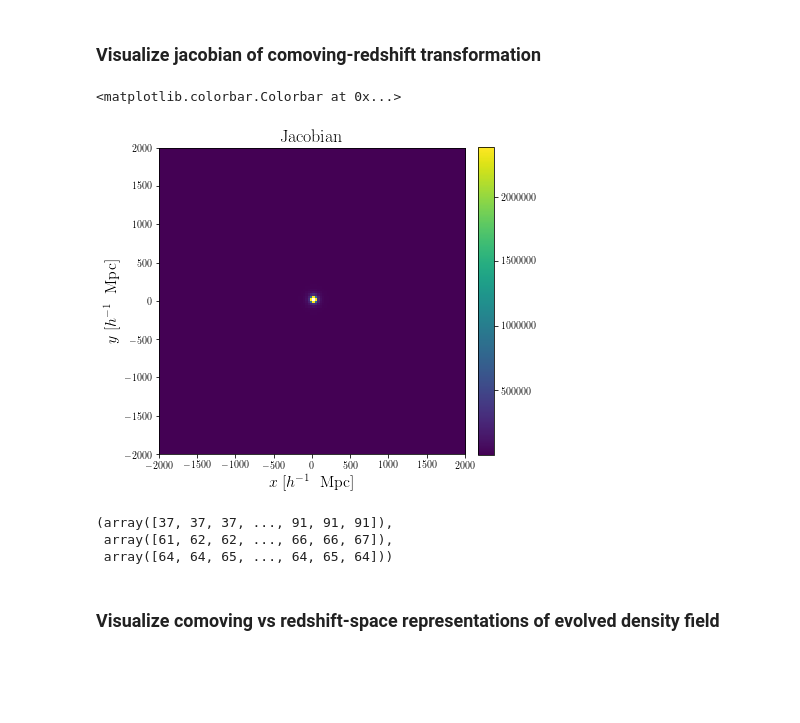
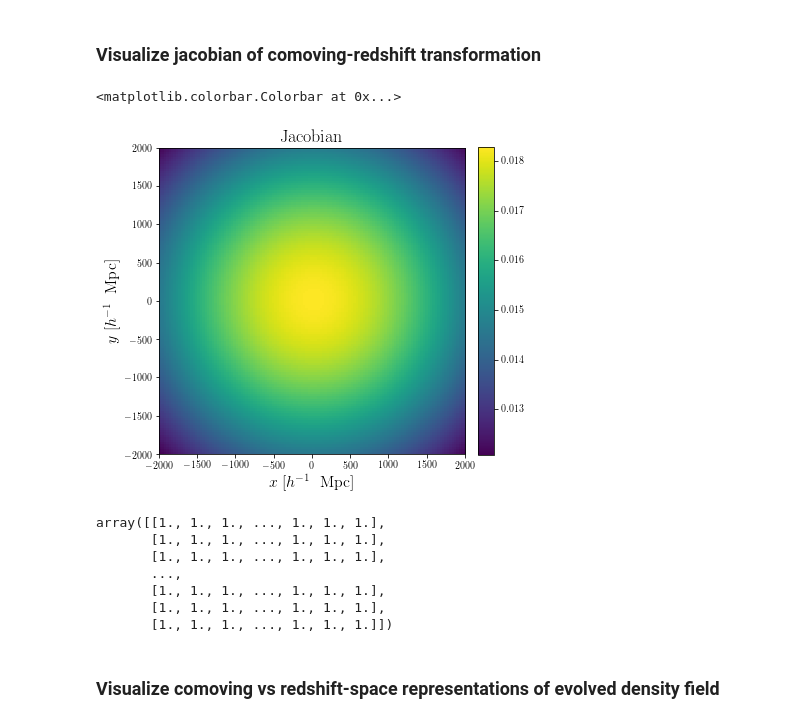
Before and after one commit to doogesh/precision_cosmo, a Jupyter notebook: Information_content_demo_infinite_remote_observer_draft.ipynb, the cells around one changed output. Saved outputs shown, nothing was run; the diff lists cells and outputs as text; code cells hidden in the pictures; blank space fills up the shorter version.

```diff
--- a/Information_content_demo_infinite_remote_observer_draft.ipynb
+++ b/Information_content_demo_infinite_remote_observer_draft.ipynb
@@ -127,7 +127,7 @@ delta_c_2 = L2/N2
 
 def interp_comov2z(cosmo):
 
-    z_range = np.linspace(0, 20000*Qfactor, 10000)  # Choice a redshift range (dimensionless)
+    z_range = np.linspace(0, 25000*Qfactor, 15000)  # Choice a redshift range (dimensionless)
     comoving_distance = cosmo.comoving_distance(z_range)*(cosmo.H0.value/100)
     comoving2z = interp1d(comoving_distance.value, z_range, bounds_error=False)
 
@@ -209,8 +209,8 @@ def update_coordinate_system(Omega_m=0.3089, w_0=-1):
                 #denominator = comoving2z(z_min)/(1 + z_min*Qfactor) # dimensionless
                 d_A = (cosmo.comoving_distance(z_min*Qfactor).value*(cosmo.H0.value/H100)) / (1 + z_min) # dimensionless
 
-                z_x = c_x/denominator
-                z_y = c_y/denominator
+                z_x = c_x/d_A
+                z_y = c_y/d_A
                 z_z = comoving2z(c_z + z_min)/Qfactor
                 z_r = np.sqrt(z_x**2 + z_y**2 + z_z**2)
                 r_c = cosmo.comoving_distance(z_r*Qfactor).value*(cosmo.H0.value/H100) # z_r*Qfactor = adimensional;r_c has units Mpc/h100
@@ -220,9 +220,9 @@ def update_coordinate_system(Omega_m=0.3089, w_0=-1):
                     c_y = 0.
                     c_z = 0.
 
-                # Shift z_z back (subtract z_min)
-                z_z -= comoving2z(z_min)/Qfactor
-                z_r = np.sqrt(z_x**2 + z_y**2 + z_z**2)
+                # Shift z_z back (subtract z_min) ### FIXME
+                ###z_z -= comoving2z(z_min)/Qfactor
+                ###z_r = np.sqrt(z_x**2 + z_y**2 + z_z**2)
 
                 E_z = cosmo.H(z_r*Qfactor)/(cosmo.H0.value) # E_z is dimensionless
                 del_z_del_x = E_z.value
@@ -382,20 +382,24 @@ plt.colorbar(a, ax=ax, fraction=0.05, pad=0.06)
 # %%
 fig, ax = subplots(1, figsize = (6,8))
 
-a = ax.imshow(grid_transform_ref[:,:,64,3], origin="lower", extent=(-pred_size_Mpc/2,pred_size_Mpc/2,-pred_size_Mpc/2,pred_size_Mpc/2))#, vmin=0.8, vmax=1)
+a = ax.imshow(grid_transform_ref[:,:,-1,3], origin="lower", extent=(-pred_size_Mpc/2,pred_size_Mpc/2,-pred_size_Mpc/2,pred_size_Mpc/2))#, vmin=0.8, vmax=1)
 ax.set_title(r"$\mathrm{Jacobian}$", fontsize=18)
 ax.set_xlabel(r'$x \; [h^{-1} \; \mathrm{\ Mpc}]$', fontsize = 16)
 ax.set_ylabel(r'$y \; [h^{-1} \; \mathrm{\ Mpc}]$', fontsize = 16)
 plt.colorbar(a, ax=ax, fraction=0.046, pad=0.04)
 # %% [output]
 <matplotlib.colorbar.Colorbar at 0x...>
-[figure, old version]
+[figure, new version]
-# %%
-np.where(grid_transform_ref[:,:,:,3]>1e2)
-# %% [output]
-(array([37, 37, 37, ..., 91, 91, 91]),
- array([61, 62, 62, ..., 66, 66, 67]),
- array([64, 64, 65, ..., 64, 65, 64]))
+# %%
+grid_transform_ref[:,:,63,3]
+# %% [output]
+array([[1., 1., 1., ..., 1., 1., 1.],
+       [1., 1., 1., ..., 1., 1., 1.],
+       [1., 1., 1., ..., 1., 1., 1.],
+       ...,
+       [1., 1., 1., ..., 1., 1., 1.],
+       [1., 1., 1., ..., 1., 1., 1.],
+       [1., 1., 1., ..., 1., 1., 1.]])
 # %% [markdown]
 ### Visualize comoving vs redshift-space representations of evolved density field
 # %%
```
Also changed, not shown: parts of 1 cell of this notebook.
